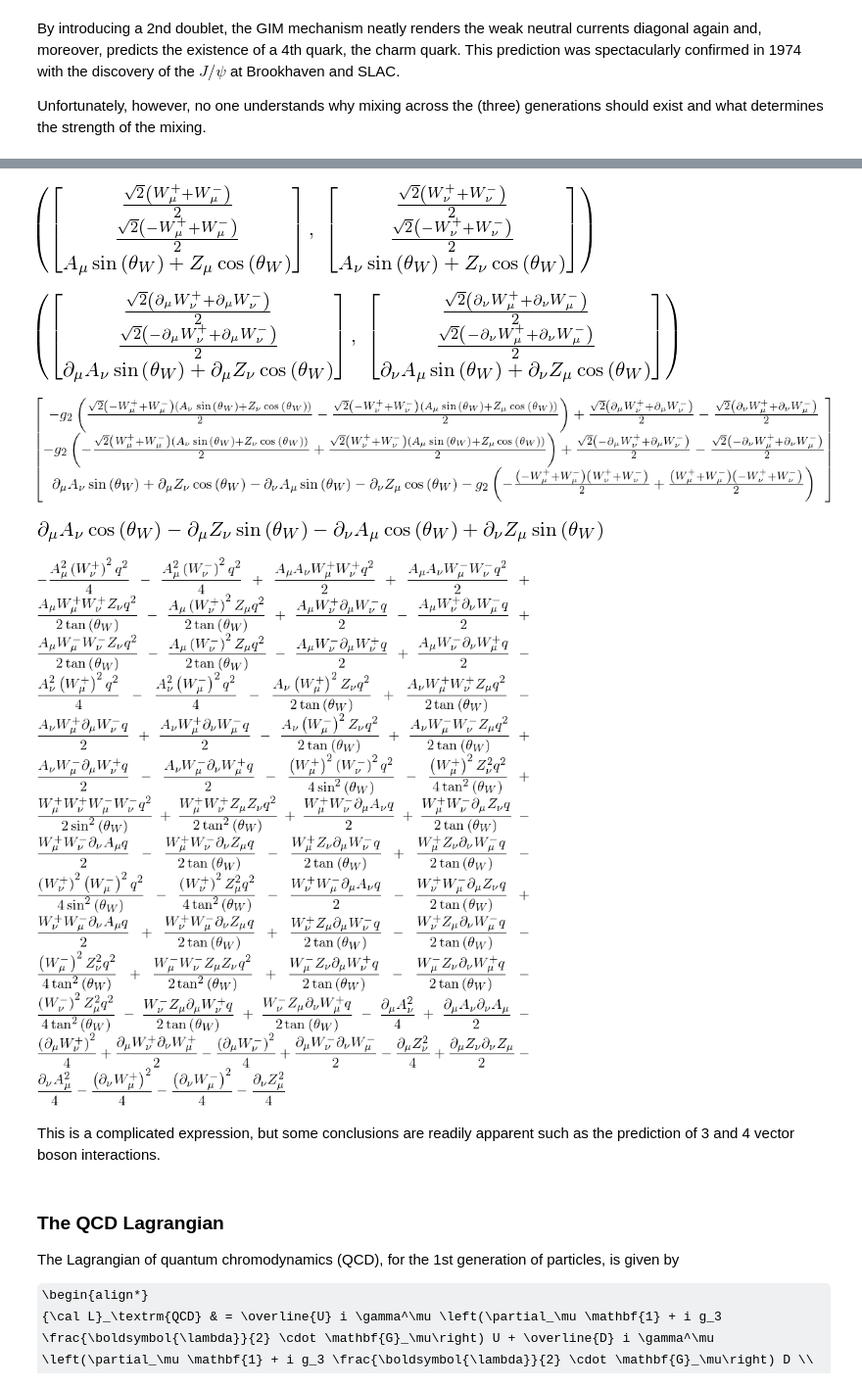
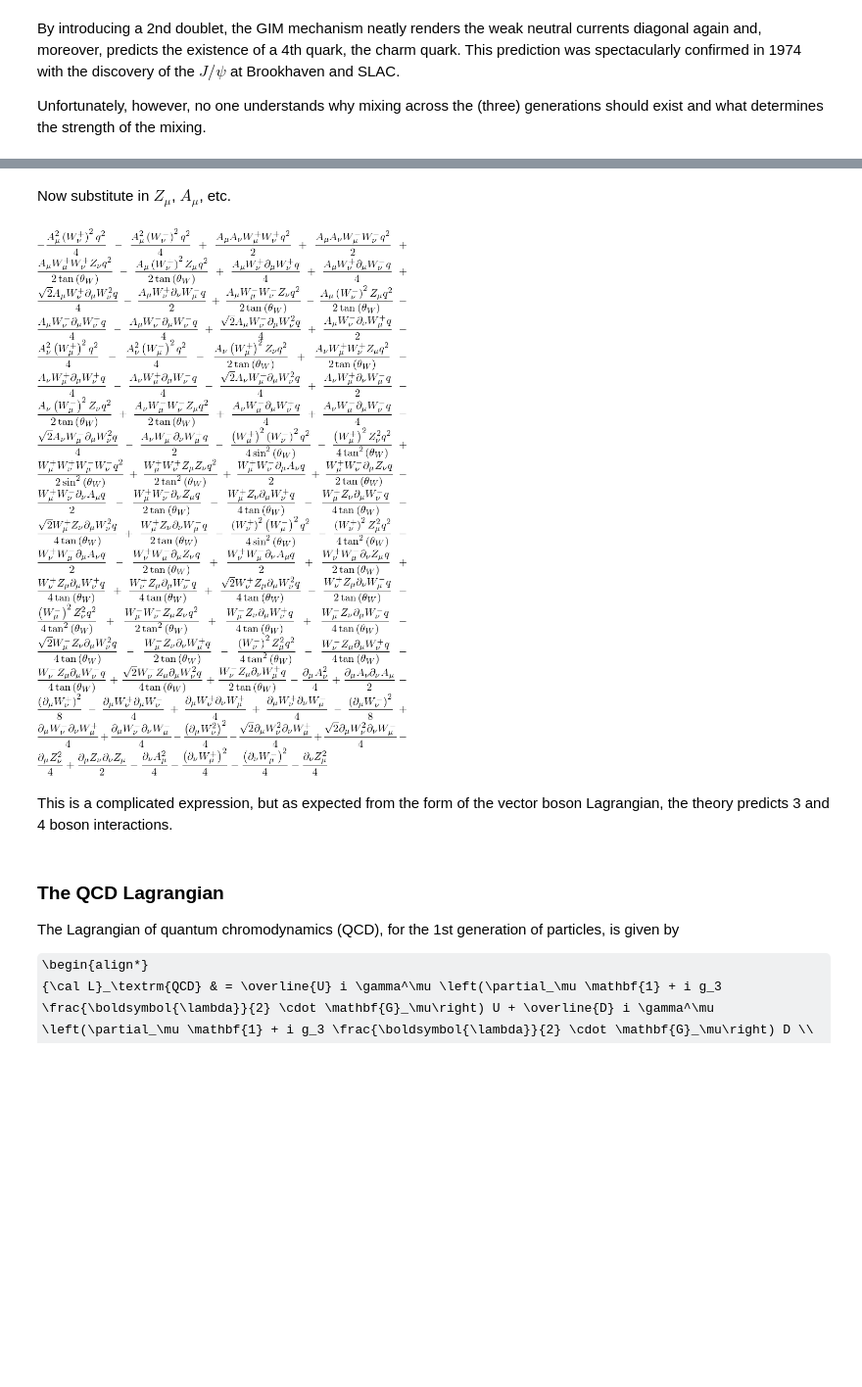
Before and after one commit to hbprosper/GSW, a Jupyter notebook: GlashowSalamWeinberg.ipynb, the cells around one changed output, grey strips where cells are left out. Shown: that part at 98% size. Drawn from its saved outputs; the diff is of its cells as text; code cells hidden in the pictures; some formulas as TeX source; blank space fills up the shorter version.

```diff
--- a/GlashowSalamWeinberg.ipynb
+++ b/GlashowSalamWeinberg.ipynb
@@ -823,0 +849,3 @@ dnuAmu            = sm.Symbol('\partial_\\nu A_\mu')
+# %%
+VmuVnu  = Vmu.cross(Vnu)
+VmuVnu
@@ -823,0 +854,4 @@ dnuAmu            = sm.Symbol('\partial_\\nu A_\mu')
+# %%
+WW  = dmuVnu - dnuVmu - g2*VmuVnu
+BB  = dmuBnu - dnuBmu
+WW, BB
@@ -824,45 +866,26 @@ dnuAmu            = sm.Symbol('\partial_\\nu A_\mu')
+# %% [markdown]
+Now substitute in $Z_\mu$, $A_\mu$, etc.
 # %%
-Vmu = Matrix([(Wminusmu + Wplusmu)/sm.sqrt(2),
-              (Wminusmu - Wplusmu)/sm.sqrt(2),
-              sm.sin(thetaW)*Amu + sm.cos(thetaW)*Zmu])
-
-Vnu = Matrix([(Wminusnu + Wplusnu)/sm.sqrt(2),
-              (Wminusnu - Wplusnu)/sm.sqrt(2),
-              sm.sin(thetaW)*Anu + sm.cos(thetaW)*Znu])
-Vmu, Vnu
+VV = VV.subs({W1mu: (Wminusmu + Wplusmu)/sm.sqrt(2),
+              W2mu: (Wminusmu - Wplusmu)/sm.sqrt(2),
+              W3mu: sm.sin(thetaW)*Amu + sm.cos(thetaW)*Zmu,
+              W1nu: (Wminusnu + Wplusnu)/sm.sqrt(2),
+              W2nu: (Wminusnu - Wplusnu)/sm.sqrt(2),
+              W3nu: sm.sin(thetaW)*Anu + sm.cos(thetaW)*Znu,
+              dnuW1mu: (dnuWminusmu + dnuWplusmu)/sm.sqrt(2),
+              dnuW2mu: (dnuWminusmu - dnuWplusmu)/sm.sqrt(2),
+              dnuW3mu: sm.sin(thetaW)*dnuAmu + sm.cos(thetaW)*dnuZmu,
+              dmuW1nu: (dmuWminusnu + dmuWplusnu)/sm.sqrt(2),
+              dmuW3nu: sm.sin(thetaW)*dmuAnu + sm.cos(thetaW)*dmuZnu,
+              dmuBnu:  sm.cos(thetaW)*dmuAnu - sm.sin(thetaW)*dmuZnu,
+              dnuBmu:  sm.cos(thetaW)*dnuAmu - sm.sin(thetaW)*dnuZmu})
+VV = VV.expand()
+VV = trigsimp(VV.subs({g2: q / sm.sin(thetaW)}))
+VV
 # %% [output]
-[figure, old version]
+[figure, new version]
-# %%
-dVnu = Matrix([(dnuWminusmu + dnuWplusmu)/sm.sqrt(2),
-               (dnuWminusmu - dnuWplusmu)/sm.sqrt(2),
-               sm.sin(thetaW)*dnuAmu + sm.cos(thetaW)*dnuZmu])
-
-dVmu = Matrix([(dmuWminusnu + dmuWplusnu)/sm.sqrt(2),
-               (dmuWminusnu - dmuWplusnu)/sm.sqrt(2),
-               sm.sin(thetaW)*dmuAnu + sm.cos(thetaW)*dmuZnu])
-dVmu, dVnu
-# %% [output]
-[figure, removed]
-# %%
-WW  = dVmu - dVnu - g2*Vmu.cross(Vnu)
-WW
-# %% [output]
-[figure, removed]
-# %%
-BB  = sm.cos(thetaW)*dmuAnu - sm.sin(thetaW)*dmuZnu
-BB -= sm.cos(thetaW)*dnuAmu - sm.sin(thetaW)*dnuZmu
-BB
-# %% [output]
-[figure, removed]
-# %%
-VV = -sm.Rational(1, 4) * (BB*BB +  (WW.T*WW)[0])
-VV = VV.expand()
-VV = trigsimp(VV.subs({g2: q / sm.sin(thetaW)}))
-VV
-# %% [output]
-[figure, removed]
 # %% [markdown]
-This is a complicated expression, but some conclusions are readily apparent such as the prediction of 3 and 4 vector boson interactions.
+This is a complicated expression, but as expected from the form of the vector boson Lagrangian, the theory predicts 3 and 4 boson interactions.
 # %% [markdown]
 ### The QCD Lagrangian
 The Lagrangian of quantum chromodynamics (QCD), for the 1st generation of particles, is given by
```
Also changed, not shown: parts of 5 cells of this notebook, 1 other file.
